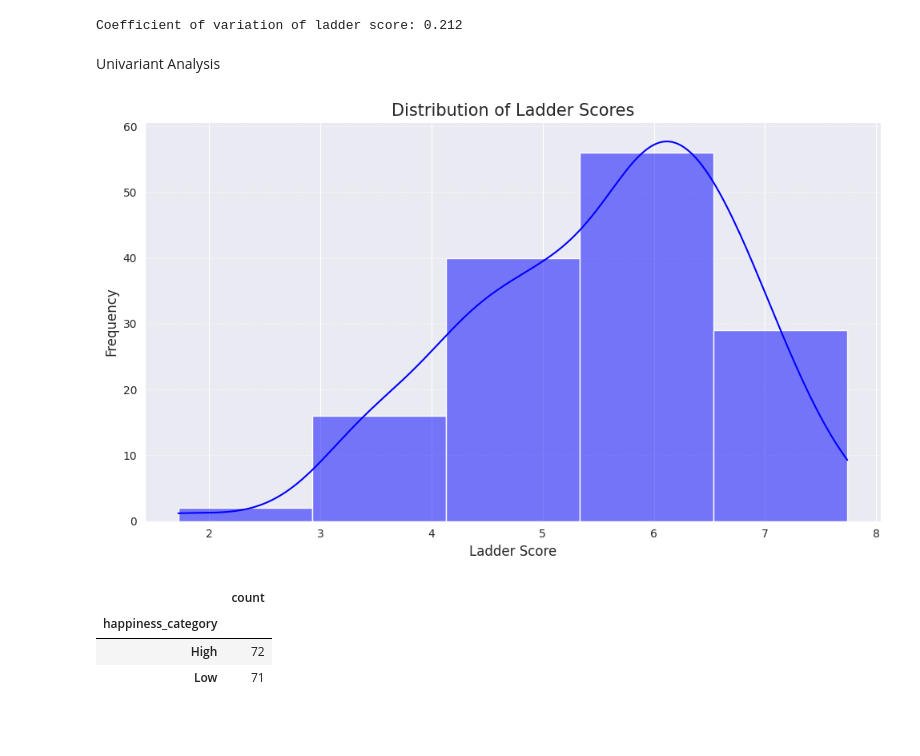
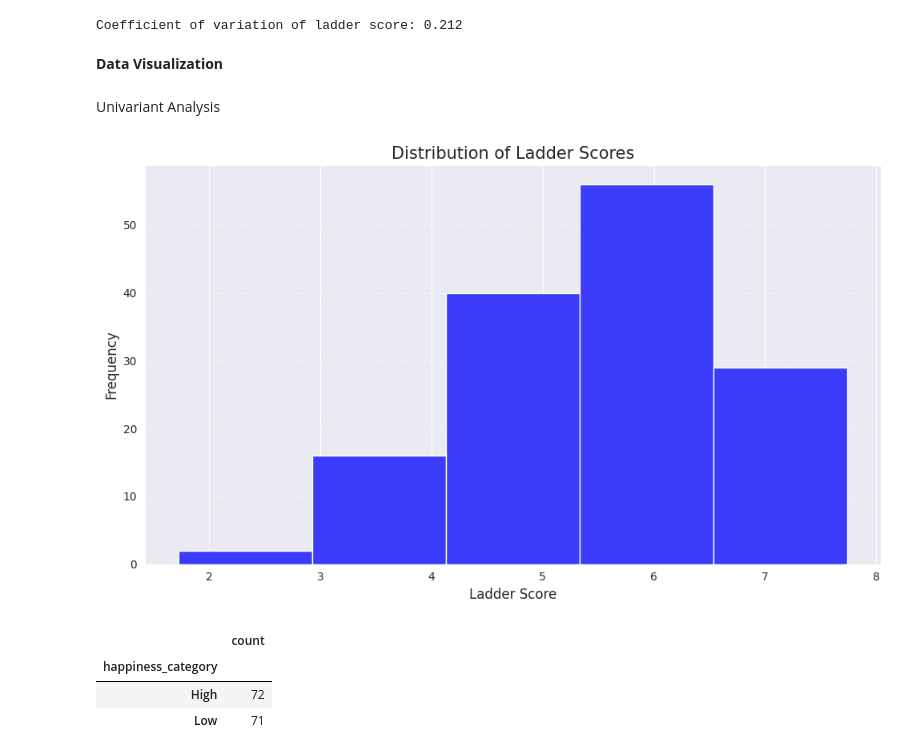
Before and after one commit to Diwash17/5CS037-Final-Portfolio-WHR-2024-, a Jupyter notebook: 2407736_DiwashAdhikari.ipynb, the cells around one changed output. Drawn from its saved outputs; the diff is of its cells as text; code cells hidden in the pictures; blank space fills up the shorter version.

```diff
--- a/2407736_DiwashAdhikari.ipynb
+++ b/2407736_DiwashAdhikari.ipynb
@@ -219,19 +209,21 @@ ladder_score_cv = (World_Happiness_Report['ladder_score'].std()/ World_Happiness
 print(f'Coefficient of variation of ladder score: {ladder_score_cv:.3f}')
 # %% [output]
 Coefficient of variation of ladder score: 0.212
+# %% [markdown]
+**Data Visualization**
 # %% [markdown]
 Univariant Analysis
 # %%
 plt.figure(figsize=(10, 6))
-sns.histplot(World_Happiness_Report["ladder_score"], bins=5, kde=True, color='blue')
+sns.histplot(World_Happiness_Report["ladder_score"], bins=5, color='blue')
 plt.title("Distribution of Ladder Scores", fontsize=15)
 plt.xlabel("Ladder Score", fontsize=12)
 plt.ylabel("Frequency", fontsize=12)
 plt.grid(axis='y', linestyle='--', alpha=0.5)
 plt.tight_layout()
 plt.show()
 # %% [output]
-[figure, old version]
+[figure, new version]
 # %%
 happiness_counts = World_Happiness_Report['happiness_category'].value_counts()
 happiness_counts
```
Also changed, not shown: parts of 74 cells of this notebook.
